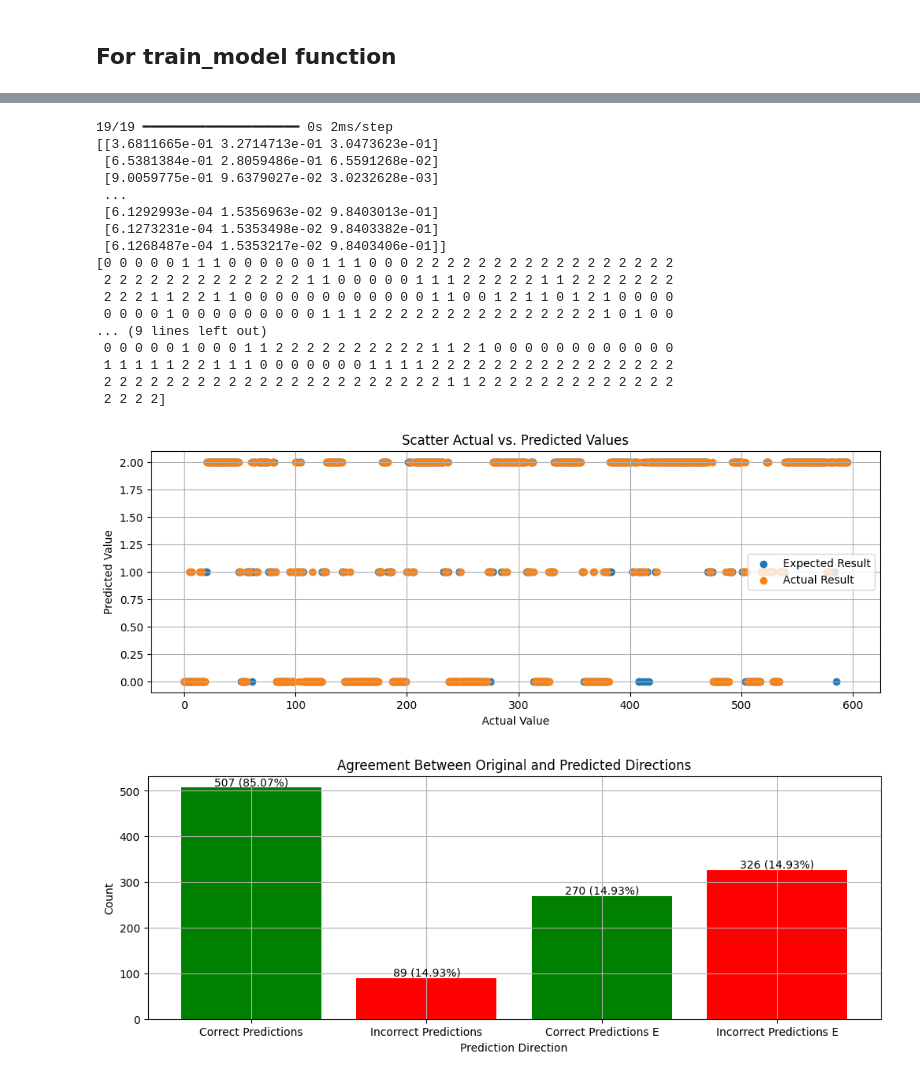
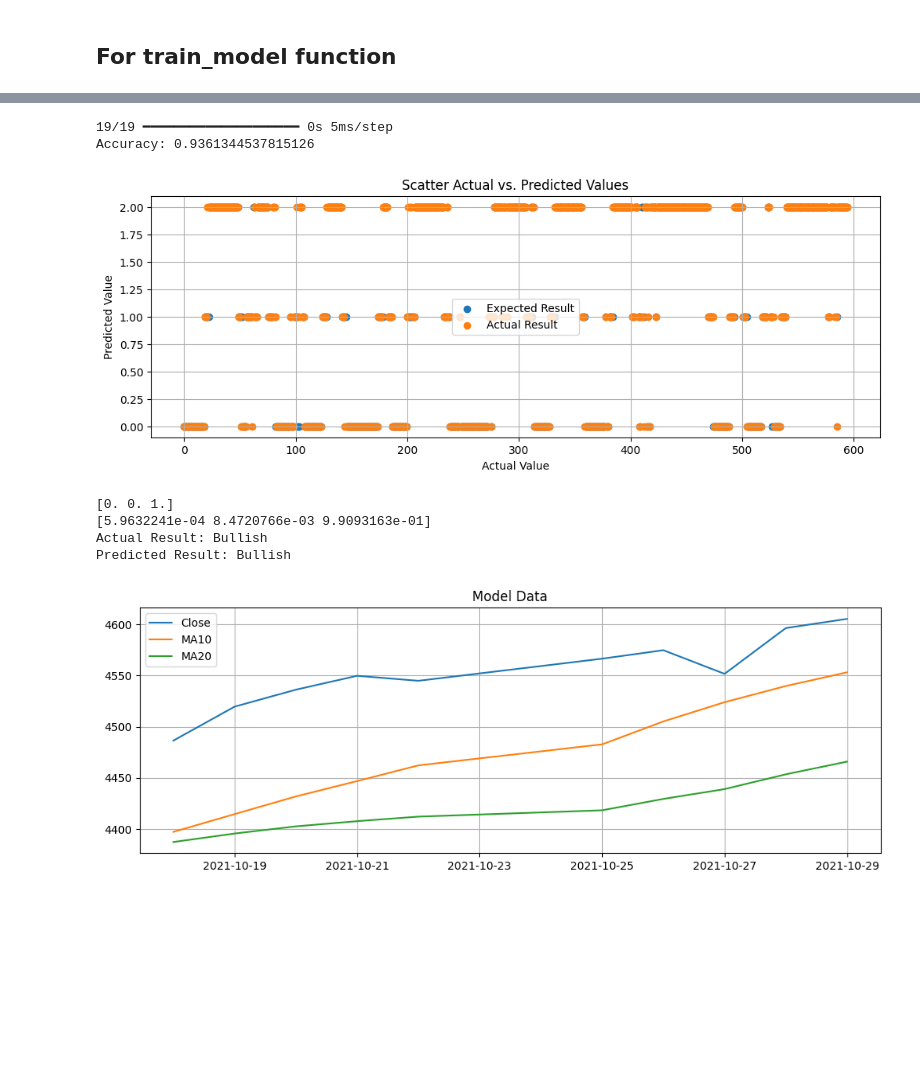
Before and after one commit to BoykoPetevBoev/Stock-Market-Prediction, a Jupyter notebook: src/models/lstm_v3/lstm_model.ipynb, the cells around one changed output, grey strips where cells are left out. Cells and saved outputs as stored; diff of their text form; code cells hidden in the pictures; blank space fills up the shorter version.

Commit message:
Fix data issue for lstm v3 model and improve the model

```diff
--- a/src/models/lstm_v3/lstm_model.ipynb
+++ b/src/models/lstm_v3/lstm_model.ipynb
@@ -192,33 +193,16 @@ plot_direction_comparison(y_test_classes, predictions_test_classes)
 # %%
 predictions = model.predict(x_predict)
 
 
 y_predictions_classes = np.argmax(y_predict, axis=1)
 predictions_classes = np.argmax(predictions, axis=1)
 
-print(predictions)
-print(predictions_classes)
+accuracy = accuracy_score(y_predictions_classes, predictions_classes)
+print("Accuracy:", accuracy)
 
-
-plot_scatter_data(y_predictions_classes, predictions_classes)
-plot_direction_comparison(y_predictions_classes, predictions_classes)
+plot_scatter_data(predictions_classes, y_predictions_classes)
+# plot_direction_comparison(predictions_classes, y_predictions_classes)
 # %% [output]
-19/19 ━━━━━━━━━━━━━━━━━━━━ 0s 2ms/step
-[[3.6811665e-01 3.2714713e-01 3.0473623e-01]
- [6.5381384e-01 2.8059486e-01 6.5591268e-02]
- [9.0059775e-01 9.6379027e-02 3.0232628e-03]
- ...
- [6.1292993e-04 1.5356963e-02 9.8403013e-01]
- [6.1273231e-04 1.5353498e-02 9.8403382e-01]
- [6.1268487e-04 1.5353217e-02 9.8403406e-01]]
-[0 0 0 0 0 1 1 1 0 0 0 0 0 0 1 1 1 0 0 0 2 2 2 2 2 2 2 2 2 2 2 2 2 2 2 2 2
- 2 2 2 2 2 2 2 2 2 2 2 2 2 1 1 0 0 0 0 0 1 1 1 2 2 2 2 2 1 1 2 2 2 2 2 2 2
- 2 2 2 1 1 2 2 1 1 0 0 0 0 0 0 0 0 0 0 0 0 1 1 0 0 1 2 1 1 0 1 2 1 0 0 0 0
- 0 0 0 0 1 0 0 0 0 0 0 0 0 0 1 1 1 2 2 2 2 2 2 2 2 2 2 2 2 2 2 2 1 0 1 0 0
-... (9 lines left out)
- 0 0 0 0 0 1 0 0 0 1 1 2 2 2 2 2 2 2 2 2 2 1 1 2 1 0 0 0 0 0 0 0 0 0 0 0 0
- 1 1 1 1 1 2 2 1 1 1 0 0 0 0 0 0 0 1 1 1 1 2 2 2 2 2 2 2 2 2 2 2 2 2 2 2 2
- 2 2 2 2 2 2 2 2 2 2 2 2 2 2 2 2 2 2 2 2 2 2 1 1 2 2 2 2 2 2 2 2 2 2 2 2 2
- 2 2 2 2]
+19/19 ━━━━━━━━━━━━━━━━━━━━ 0s 5ms/step
+Accuracy: 0.9361344537815126
-[figure, old version]
+[figure, new version]
-[figure, removed]
@@ -224,0 +224,8 @@ plot_direction_comparison(y_predictions_classes, predictions_classes)
+# %%
+plot_info(30)
+# %% [output]
+[0. 0. 1.]
+[5.9632241e-04 8.4720766e-03 9.9093163e-01]
+Actual Result: Bullish
+Predicted Result: Bullish
+[figure, added]
```
Also changed, not shown: parts of 10 cells of this notebook, 8 other files.
